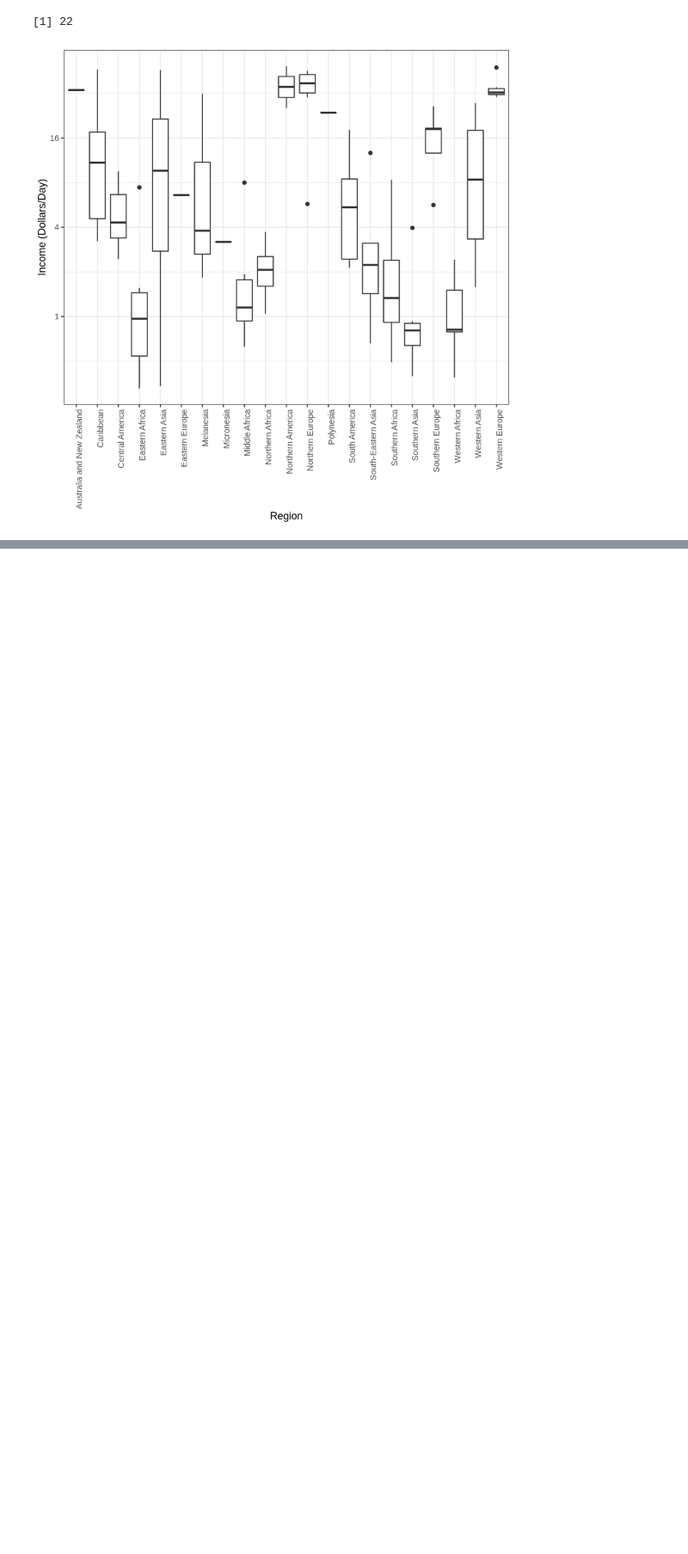
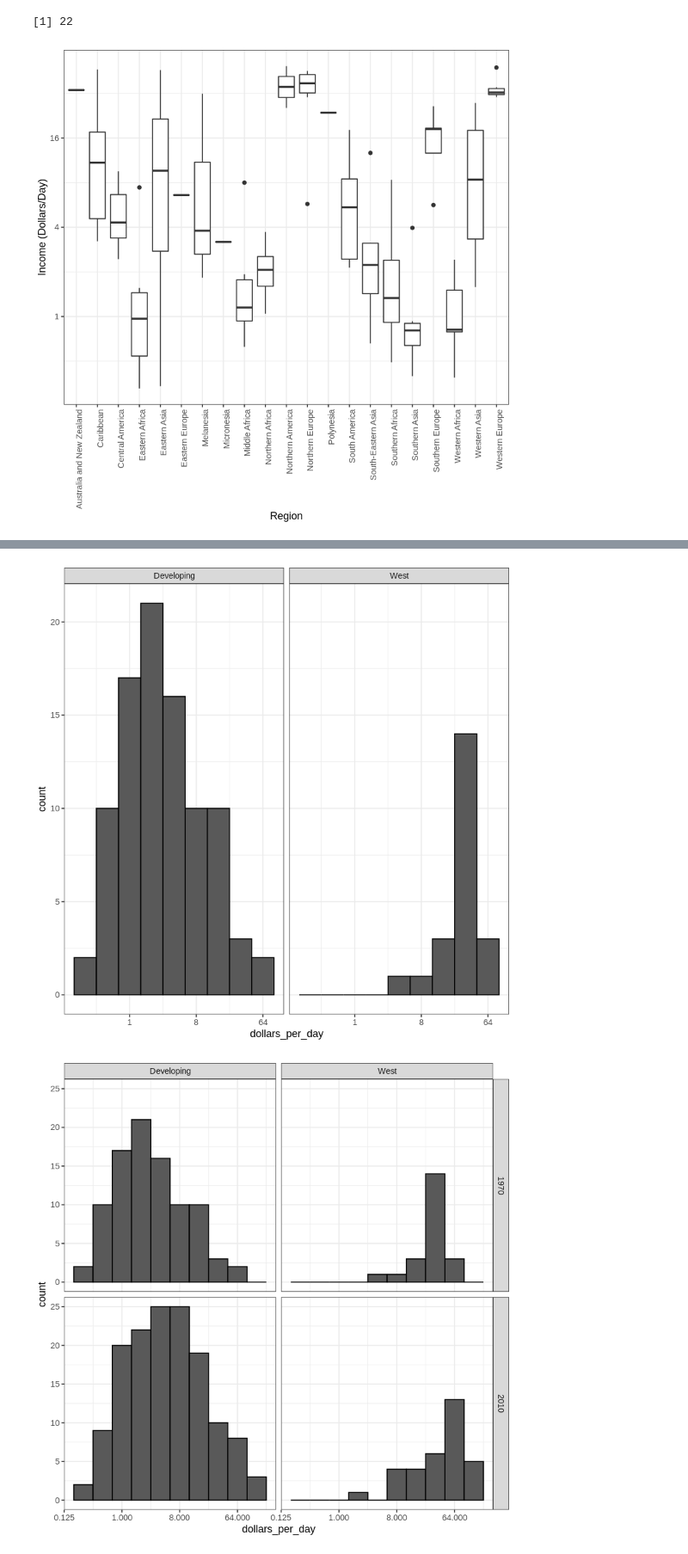
Before and after one commit to ashudva/Case_Studies, a Jupyter notebook: Gapminder/Gapminder.ipynb, the cells around one changed output, grey strips where cells are left out. Shown at 86% size. Saved outputs shown, nothing was run; the diff lists cells and outputs as text; code cells hidden in the pictures; blank space fills up the shorter version.

```diff
--- a/Gapminder/Gapminder.ipynb
+++ b/Gapminder/Gapminder.ipynb
@@ -221,0 +211,30 @@ gapminder %>%
+# %%
+# add dollars per day variable and define past year
+gapminder <- gapminder %>%
+    mutate(dollars_per_day = gdp/population/365)
+past_year <- 1970
+
+# define Western countries
+west <- c("Western Europe", "Northern Europe", "Southern Europe", "Northern America", "Australia and New Zealand")
+
+# facet by West vs devloping
+gapminder %>%
+    filter(year == past_year & !is.na(gdp)) %>%
+    mutate(group = ifelse(region %in% west, "West", "Developing")) %>%
+    ggplot(aes(dollars_per_day)) +
+    geom_histogram(binwidth = 1, color = "black") +
+    scale_x_continuous(trans = "log2") +
+    facet_grid(. ~ group)
+
+# facet by West/developing and year
+present_year <- 2010
+gapminder %>%
+    filter(year %in% c(past_year, present_year) & !is.na(gdp)) %>%
+    mutate(group = ifelse(region %in% west, "West", "Developing")) %>%
+    ggplot(aes(dollars_per_day)) +
+    geom_histogram(binwidth = 1, color = "black") +
+    scale_x_continuous(trans = "log2") +
+    facet_grid(year ~ group)
+# %% [output]
+[figure, added]
+[figure, added]
```
Also changed, not shown: parts of 10 cells of this notebook.
